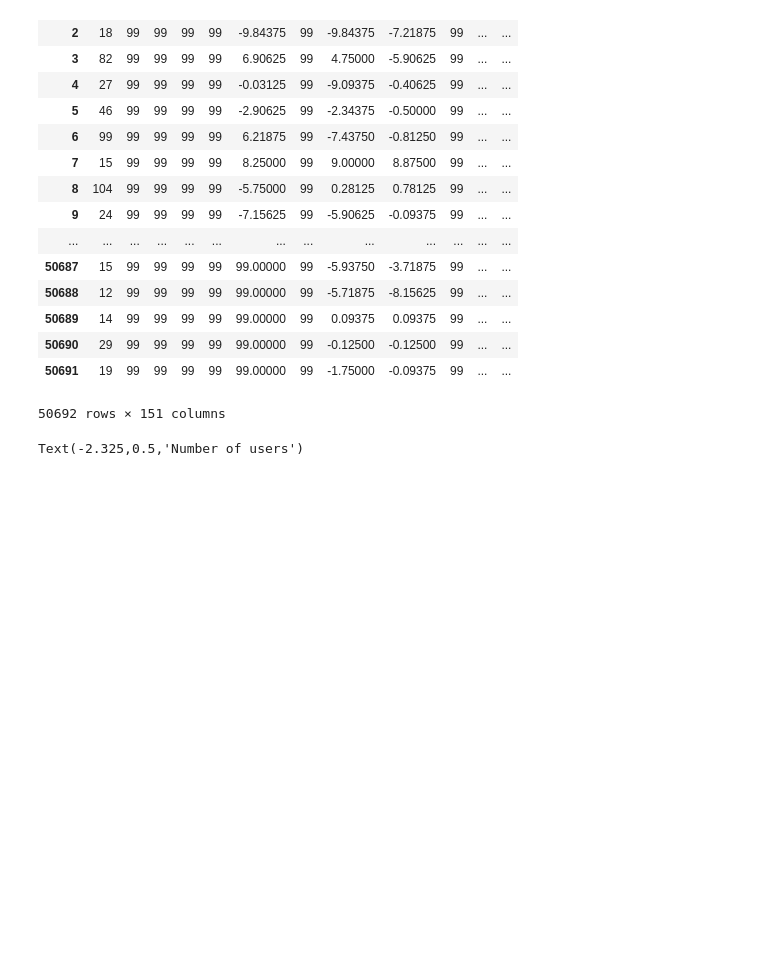
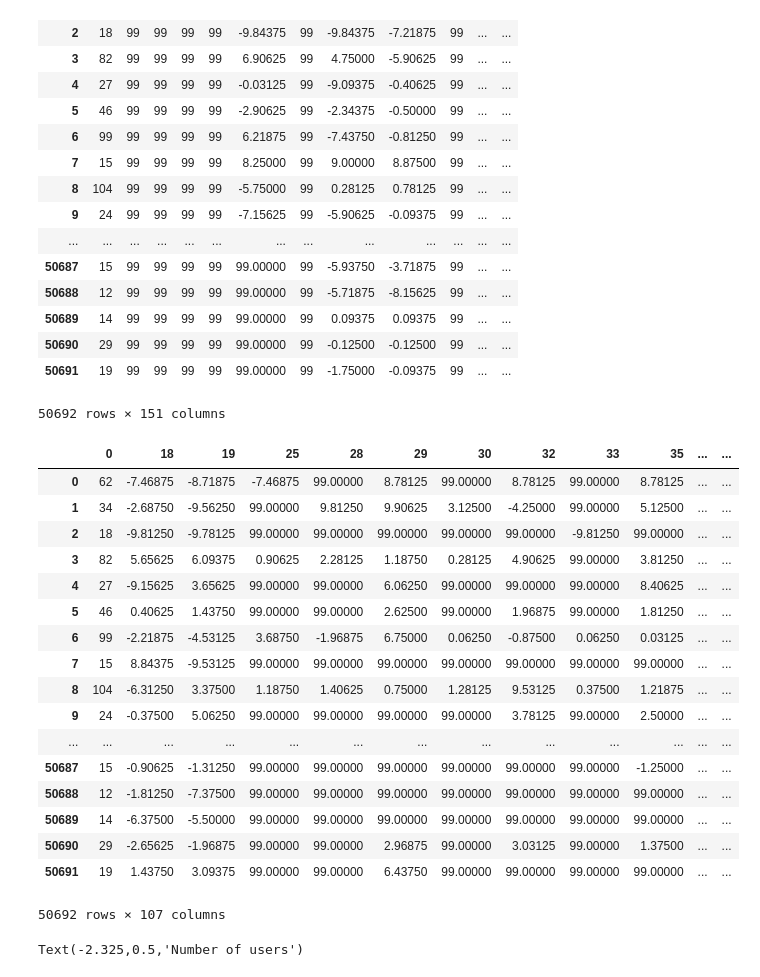
Before and after one commit to wissebarkhof/Jester-Joke-Recommender-System, a Jupyter notebook: Data Explorations.ipynb, the cells around one changed output. Saved outputs shown, nothing was run; the diff lists cells and outputs as text; code cells hidden in the pictures; blank space fills up the shorter version.

```diff
--- a/Data Explorations.ipynb
+++ b/Data Explorations.ipynb
@@ -30,7 +30,27 @@ display(df)
 # %%
 # remove never rated jokes
 removed = [1, 2, 3, 4, 5, 6, 9, 10, 11, 12, 14, 20, 27, 31, 43, 51, 52, 61, 73, 80, 100, 116]
 df.drop(df.columns[removed], axis=1, inplace=True)
+display(df)
+# %% [output]
+|  | 0 | 18 | 19 | 25 | 28 | 29 | 30 | 32 | 33 | 35 | ... | ... |
+| 0 | 62 | -7.46875 | -8.71875 | -7.46875 | 99.00000 | 8.78125 | 99.00000 | 8.78125 | 99.00000 | 8.78125 | ... | ... |
+| 1 | 34 | -2.68750 | -9.56250 | 99.00000 | 9.81250 | 9.90625 | 3.12500 | -4.25000 | 99.00000 | 5.12500 | ... | ... |
+| 2 | 18 | -9.81250 | -9.78125 | 99.00000 | 99.00000 | 99.00000 | 99.00000 | 99.00000 | -9.81250 | 99.00000 | ... | ... |
+| 3 | 82 | 5.65625 | 6.09375 | 0.90625 | 2.28125 | 1.18750 | 0.28125 | 4.90625 | 99.00000 | 3.81250 | ... | ... |
+| 4 | 27 | -9.15625 | 3.65625 | 99.00000 | 99.00000 | 6.06250 | 99.00000 | 99.00000 | 99.00000 | 8.40625 | ... | ... |
+| 5 | 46 | 0.40625 | 1.43750 | 99.00000 | 99.00000 | 2.62500 | 99.00000 | 1.96875 | 99.00000 | 1.81250 | ... | ... |
+| 6 | 99 | -2.21875 | -4.53125 | 3.68750 | -1.96875 | 6.75000 | 0.06250 | -0.87500 | 0.06250 | 0.03125 | ... | ... |
+| 7 | 15 | 8.84375 | -9.53125 | 99.00000 | 99.00000 | 99.00000 | 99.00000 | 99.00000 | 99.00000 | 99.00000 | ... | ... |
+| 8 | 104 | -6.31250 | 3.37500 | 1.18750 | 1.40625 | 0.75000 | 1.28125 | 9.53125 | 0.37500 | 1.21875 | ... | ... |
+| 9 | 24 | -0.37500 | 5.06250 | 99.00000 | 99.00000 | 99.00000 | 99.00000 | 3.78125 | 99.00000 | 2.50000 | ... | ... |
+| ... | ... | ... | ... | ... | ... | ... | ... | ... | ... | ... | ... | ... |
+| 50687 | 15 | -0.90625 | -1.31250 | 99.00000 | 99.00000 | 99.00000 | 99.00000 | 99.00000 | 99.00000 | -1.25000 | ... | ... |
+| 50688 | 12 | -1.81250 | -7.37500 | 99.00000 | 99.00000 | 99.00000 | 99.00000 | 99.00000 | 99.00000 | 99.00000 | ... | ... |
+| 50689 | 14 | -6.37500 | -5.50000 | 99.00000 | 99.00000 | 99.00000 | 99.00000 | 99.00000 | 99.00000 | 99.00000 | ... | ... |
+| 50690 | 29 | -2.65625 | -1.96875 | 99.00000 | 99.00000 | 2.96875 | 99.00000 | 3.03125 | 99.00000 | 1.37500 | ... | ... |
+| 50691 | 19 | 1.43750 | 3.09375 | 99.00000 | 99.00000 | 6.43750 | 99.00000 | 99.00000 | 99.00000 | 99.00000 | ... | ... |
+50692 rows × 107 columns
 # %%
 # Number of nonzero entries
 counts = df[0].value_counts()
```
Also changed, not shown: 1 other file.
